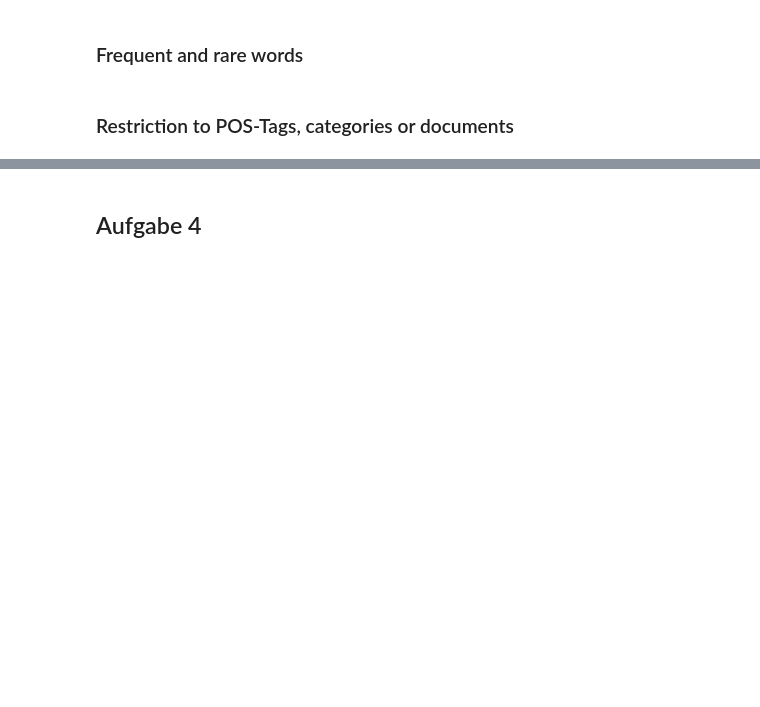
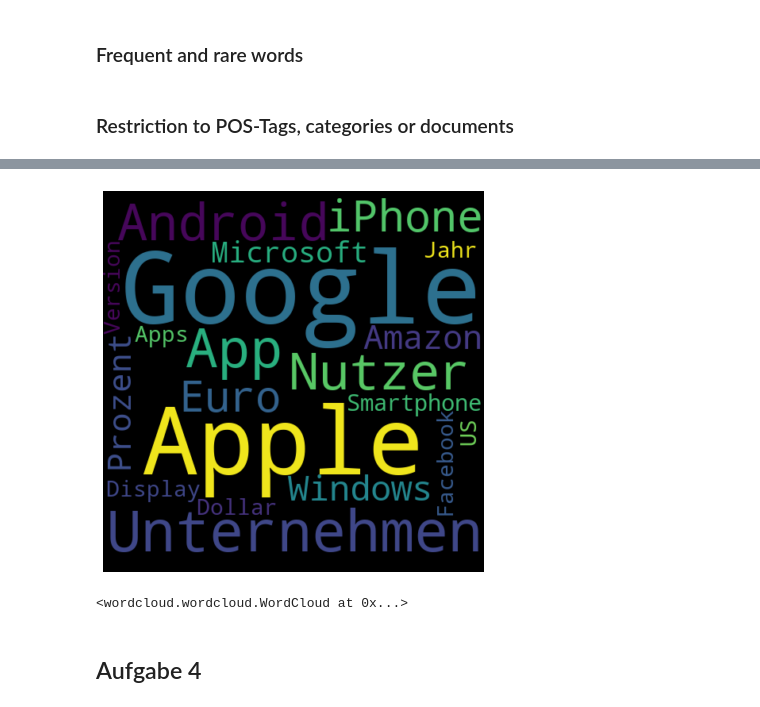
Before and after one commit to tobirohrer/webmining, a Jupyter notebook: praktikum2/praktikum2_sql.ipynb, the cells around one changed output, grey strips where cells are left out. Saved outputs shown, nothing was run; the diff lists cells and outputs as text; code cells hidden in the pictures; blank space fills up the shorter version.

```diff
--- a/praktikum2/praktikum2_sql.ipynb
+++ b/praktikum2/praktikum2_sql.ipynb
@@ -202,16 +328,20 @@ sns.barplot(x="TA_TOKEN", y="count", data=results_words_df)
 # %%
 from wordcloud import WordCloud
 import matplotlib.pyplot as plt
 tmpDict = {}
 cursor.execute('SELECT top 20 TA_TOKEN, count(*) from "$TA_T3NTEXTIND" where TA_TYPE=\'noun\' group by TA_TOKEN order by count(*) desc')
 for row in cursor:
     tmpDict[row[0]]=row[1]
 wordcloud = WordCloud(width=480, height=480, margin=0).generate_from_frequencies(tmpDict)
-               # Display the generated image:
+# Display the generated image:
 plt.imshow(wordcloud, interpolation='bilinear')
 plt.axis("off")
 plt.margins(x=0, y=0)
 plt.show()
+wordcloud.to_file('plots/wordcloud_nouns_t3n.png')
+# %% [output]
+[figure, added]
+<wordcloud.wordcloud.WordCloud at 0x...>
 # %%
 # restriction to category
 # frequent words of category Marketing
```
Also changed, not shown: parts of 26 cells of this notebook, 3 other files.
